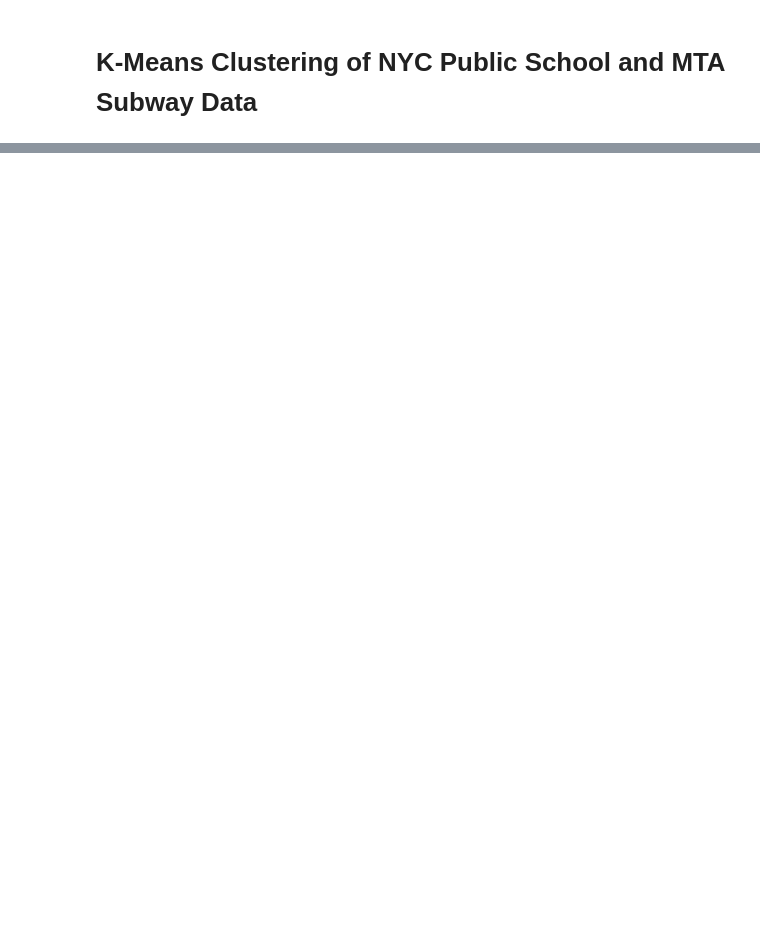
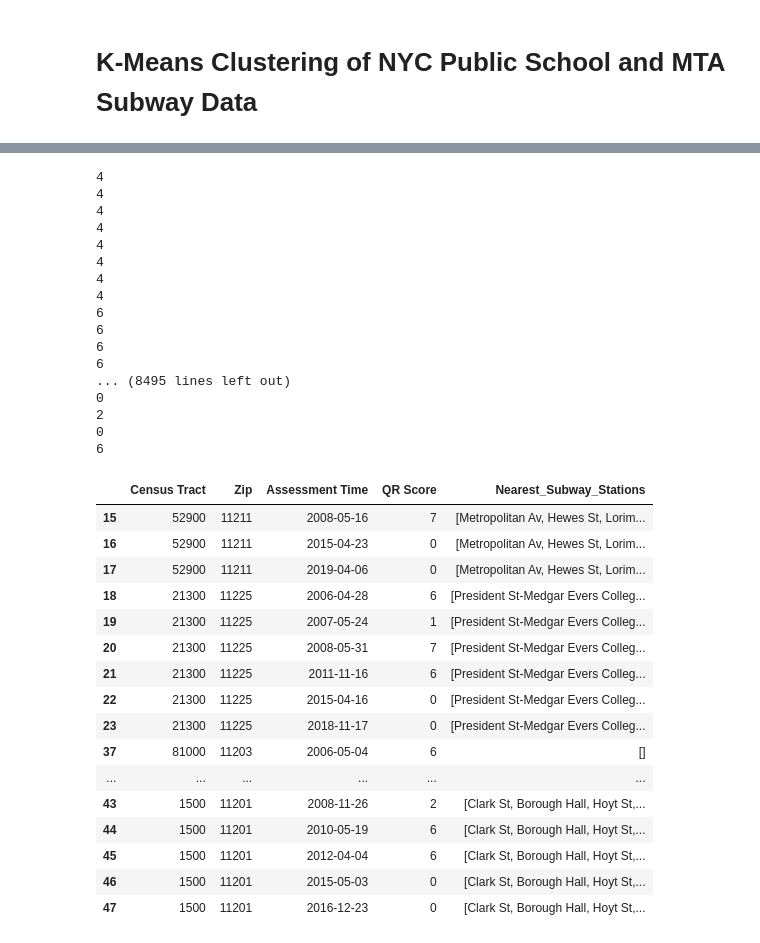
Before and after one commit to tali0n-git/NYC_Public_Schools_Analysis, a Jupyter notebook: ML_Notebooks/k-means-tests.ipynb, the cells around one changed output, grey strips where cells are left out. Saved outputs shown, nothing was run; the diff lists cells and outputs as text; code cells hidden in the pictures; blank space fills up the shorter version.

```diff
--- a/ML_Notebooks/k-means-tests.ipynb
+++ b/ML_Notebooks/k-means-tests.ipynb
@@ -76,0 +83,3 @@ subway_df.head() # 26 rows
+# %%
+schools_dim['Zip'] = schools_dim['Zip'].astype(float).astype('Int64').astype(str)
+schools_dim.head()
@@ -76,0 +93,70 @@ subway_df.head() # 26 rows
+# %%
+# Creating a function to get the nearest subway station for each school based on zip code
+def get_nearest_subway_station(school_zip):
+    '''
+    * Input:
+        - school_zip (str) - The zip code of the school
+    * Output:
+        - nearest_stations (list) - List of nearest subway station by exact zip code
+    '''
+    nearest_stations = []
+    try:
+        school_zip_int = int(school_zip)
+    except (ValueError, TypeError):
+        return nearest_stations  # Return empty list if zip is invalid
+
+    for index, row in subway_df.iterrows():
+        # Convert stringified list to actual list
+        station_zip_codes = eval(row['station_zip_codes']) if isinstance(row['station_zip_codes'], str) else row['station_zip_codes']
+        stop_names = eval(row['stop_names']) if isinstance(row['stop_names'], str) else row['stop_names']
+
+        for indx, zip_code in enumerate(station_zip_codes):
+            try:
+                zip_code_int = int(zip_code)
+                # Check if zip code is within 2 zip codes away
+                #if abs(school_zip_int - zip_code_int) <= 1:
+                if school_zip_int == zip_code_int:
+                    nearest_stations.append(stop_names[indx])
+            except (ValueError, TypeError):
+                continue
+    print(len(nearest_stations))
+    return nearest_stations
+
+schools_dim['Nearest_Subway_Stations'] = schools_dim['Zip'].apply(get_nearest_subway_station)
+
+schools_dim[10:30]
+# %% [output]
+4
+4
+4
+4
+4
+4
+4
+4
+6
+6
+6
+6
+... (8495 lines left out)
+0
+2
+0
+6
+|  | Census Tract | Zip | Assessment Time | QR Score | Nearest_Subway_Stations |
+| 15 | 52900 | 11211 | 2008-05-16 | 7 | [Metropolitan Av, Hewes St, Lorim... |
+| 16 | 52900 | 11211 | 2015-04-23 | 0 | [Metropolitan Av, Hewes St, Lorim... |
+| 17 | 52900 | 11211 | 2019-04-06 | 0 | [Metropolitan Av, Hewes St, Lorim... |
+| 18 | 21300 | 11225 | 2006-04-28 | 6 | [President St-Medgar Evers Colleg... |
+| 19 | 21300 | 11225 | 2007-05-24 | 1 | [President St-Medgar Evers Colleg... |
+| 20 | 21300 | 11225 | 2008-05-31 | 7 | [President St-Medgar Evers Colleg... |
+| 21 | 21300 | 11225 | 2011-11-16 | 6 | [President St-Medgar Evers Colleg... |
+| 22 | 21300 | 11225 | 2015-04-16 | 0 | [President St-Medgar Evers Colleg... |
+| 23 | 21300 | 11225 | 2018-11-17 | 0 | [President St-Medgar Evers Colleg... |
+| 37 | 81000 | 11203 | 2006-05-04 | 6 | [] |
+| ... | ... | ... | ... | ... | ... |
+| 43 | 1500 | 11201 | 2008-11-26 | 2 | [Clark St, Borough Hall, Hoyt St,... |
+| 44 | 1500 | 11201 | 2010-05-19 | 6 | [Clark St, Borough Hall, Hoyt St,... |
+| 45 | 1500 | 11201 | 2012-04-04 | 6 | [Clark St, Borough Hall, Hoyt St,... |
+| 46 | 1500 | 11201 | 2015-05-03 | 0 | [Clark St, Borough Hall, Hoyt St,... |
+| 47 | 1500 | 11201 | 2016-12-23 | 0 | [Clark St, Borough Hall, Hoyt St,... |
```
Also changed, not shown: parts of 7 cells of this notebook.
